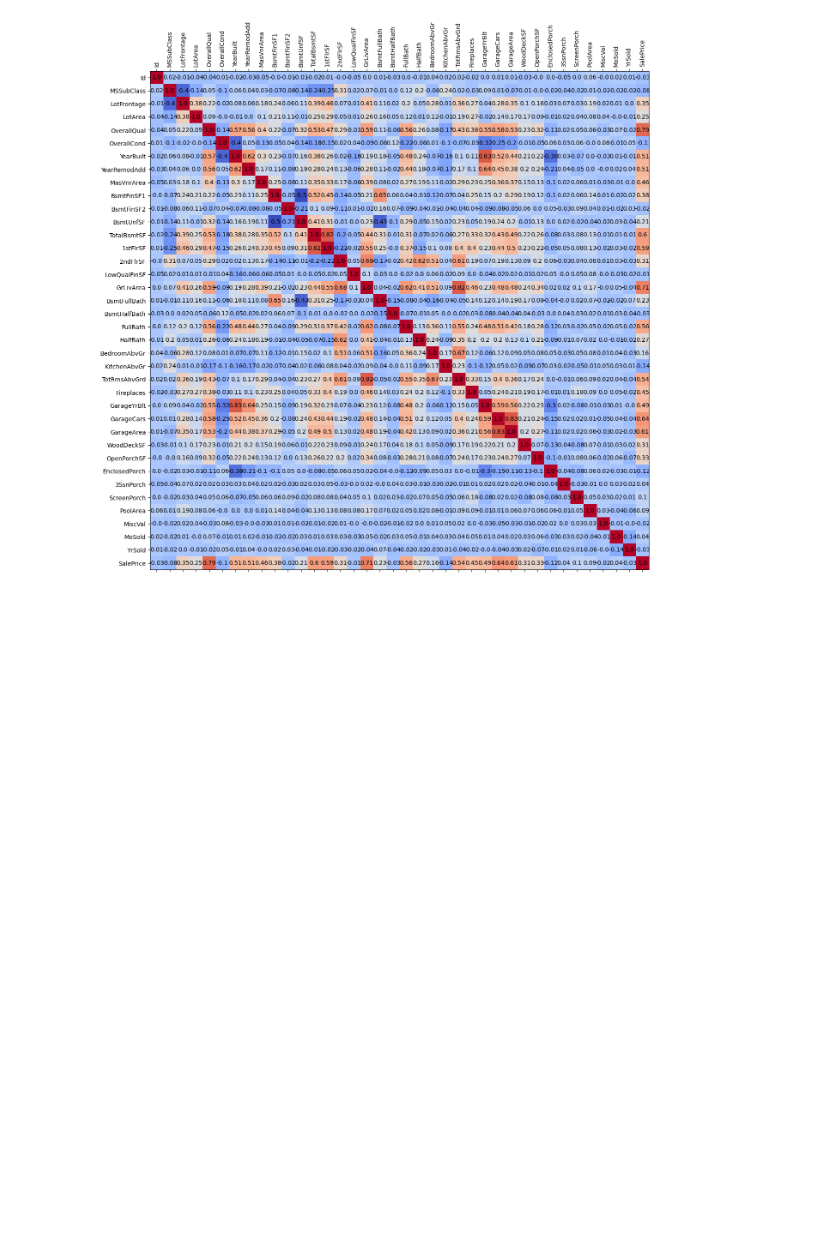
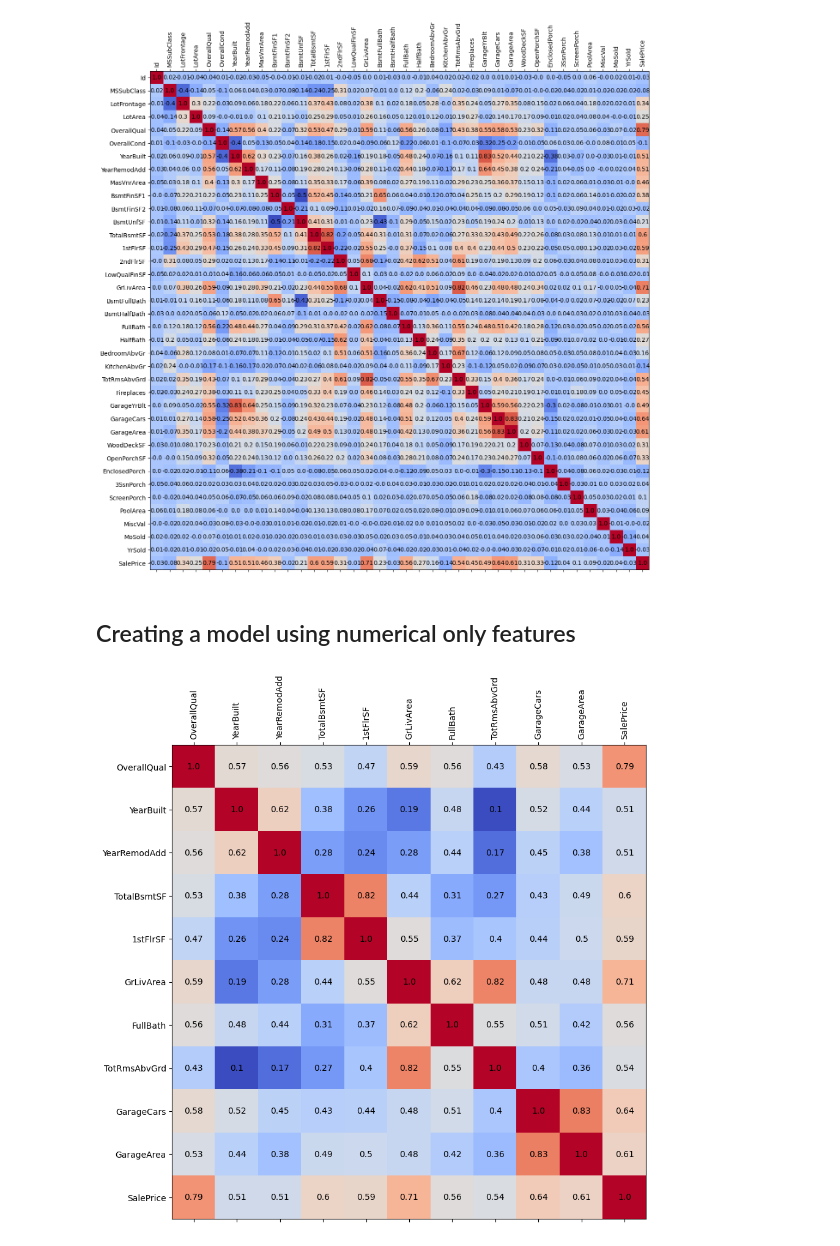
Before and after one commit to Terraform05/House-Price-Prediction, a Jupyter notebook: notebooks/numeric_exploration.ipynb, the cells around one changed output. Cells and saved outputs as stored; diff of their text form; code cells hidden in the pictures; blank space fills up the shorter version.

Commit message:
numeric only model

```diff
--- a/notebooks/numeric_exploration.ipynb
+++ b/notebooks/numeric_exploration.ipynb
@@ -52,6 +50,6 @@ fill in NA values better than simply using the mean
 # %%
-LotFrontage_df = numeric_df.dropna(subset=['LotFrontage'])
-LotFrontage_df.corr()['LotFrontage'].sort_values(ascending=False)[0:6]
+LotFrontage_numeric_df = numeric_df.dropna(subset=['LotFrontage'])
+LotFrontage_numeric_df.corr()['LotFrontage'].sort_values(ascending=False)[0:6]
 # %% [output]
 LotFrontage     1.000000
 1stFlrSF        0.457181
@@ -105,16 +128,16 @@ Best model: RandomForestRegressor() with accuracy: 0.47846417519775064
 # %%
-model = RandomForestRegressor()
-X = LotFrontage_df[['1stFlrSF', 'LotArea', 'GrLivArea', 'TotalBsmtSF']]
-y = LotFrontage_df['LotFrontage']
+lot_frontage_model = SVR()
+X = LotFrontage_numeric_df[['1stFlrSF', 'LotArea', 'GrLivArea', 'TotalBsmtSF']]
+y = LotFrontage_numeric_df['LotFrontage']
 
 X_train, X_test, y_train, y_test = train_test_split(X, y, test_size=0.2, random_state=42)
 
-model.fit(X_train, y_train)
-y_pred = model.predict(X_test)
+lot_frontage_model.fit(X_train, y_train)
+y_pred = lot_frontage_model.predict(X_test)
 
 r2 = r2_score(y_test, y_pred)
 mse = mean_squared_error(y_test, y_pred)
 
-print(f"R2: {r2}")
-print(f"MSE: {mse}")
+print(f'R2: {r2}')
+print(f'MSE: {mse}')
 # %% [output]
@@ -131,9 +146,7 @@ RandomForestRegressor()
 # %%
-# fill in nan values in numeric_df that are missing with predictions for that row using the model we just created and trained
-# Identify rows with missing LotFrontage
 missing_lotfrontage_indices = numeric_df[numeric_df['LotFrontage'].isnull()].index
 missing_features = numeric_df.loc[missing_lotfrontage_indices, ['1stFlrSF', 'LotArea', 'GrLivArea', 'TotalBsmtSF']]
-predicted_lotfrontage = model.predict(missing_features)
+predicted_lotfrontage = lot_frontage_model.predict(missing_features)
 numeric_df.loc[missing_lotfrontage_indices,'LotFrontage'] = predicted_lotfrontage
 # %% [markdown]
 Tested with various regression models and combinations of features to predict LotFrontage.
@@ -169,18 +189,28 @@ ajr_plot_correlations(numeric_df, 'SalePrice')
 # %%
 numeric_corr = numeric_df.corr()
 
-def ajr_correlation_plot(corr_df: pd.DataFrame):
-    column_names = list(corr_df.columns.values)
-    plt.figure(figsize=(15, 15))
-    plt.matshow(corr_df, cmap='coolwarm', fignum=1)
+def ajr_correlation_plot(corr_numeric_df, fig_height=10):
+    column_names = list(corr_numeric_df.columns.values)
+    plt.figure(figsize=(fig_height, fig_height))
+    plt.matshow(corr_numeric_df, cmap='coolwarm', fignum=1)
     plt.xticks(np.arange(len(column_names)), column_names, rotation=90)
     plt.yticks(np.arange(len(column_names)), column_names)
     plt.tight_layout()
 
-    for i in range(len(corr_df.columns)):
-        for j in range(len(corr_df.columns)):
-            plt.text(j, i, f"{round(corr_df.iloc[i, j], 2)}", ha='center', va='center', color='black')
+    for i in range(len(corr_numeric_df.columns)):
+        for j in range(len(corr_numeric_df.columns)):
+            plt.text(j, i, f'{round(corr_numeric_df.iloc[i, j], 2)}', ha='center', va='center', color='black')
 
-ajr_correlation_plot(numeric_corr)
+ajr_correlation_plot(numeric_corr, fig_height=15)
 # %% [output]
 [figure]
+# %% [markdown]
+## Creating a model using numerical only features
+# %%
+#keep only the features that have a correlation of 0.5 or higher with SalePrice
+numeric_corr = numeric_corr['SalePrice']
+numeric_corr = numeric_corr[numeric_corr > 0.5]
+
+ajr_correlation_plot(numeric_df[numeric_corr.index].corr())
+# %% [output]
+[figure, added]
```
Also changed, not shown: parts of 23 cells of this notebook, 1 other file.
